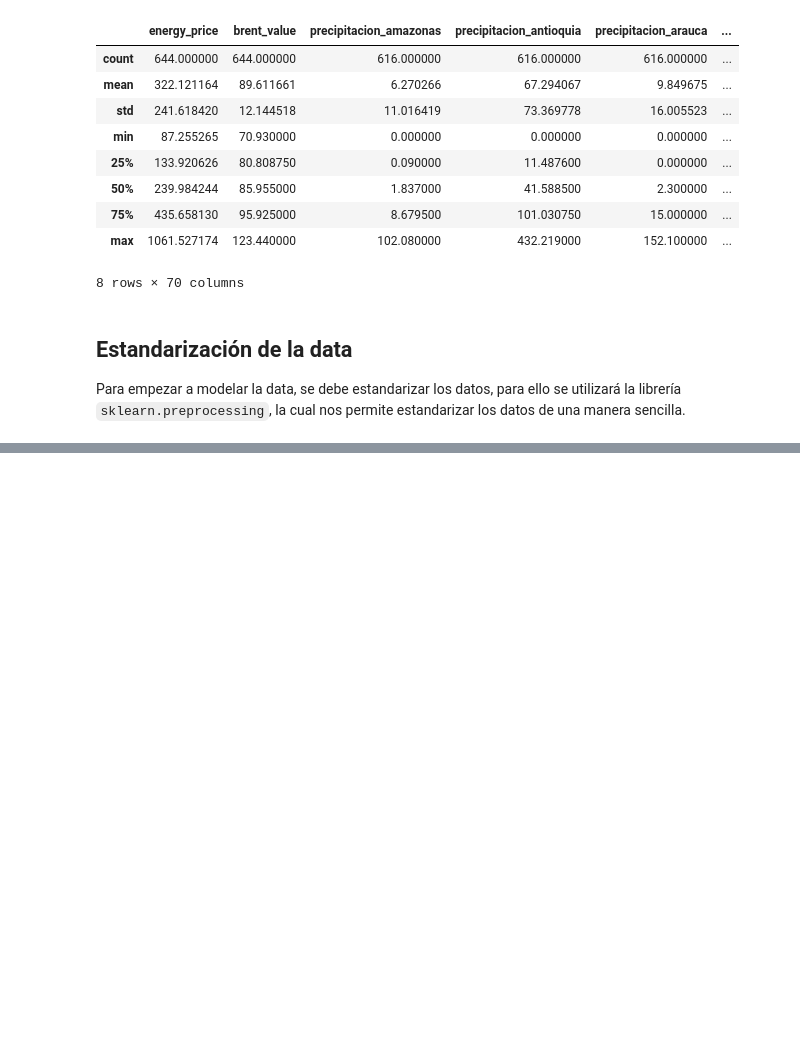
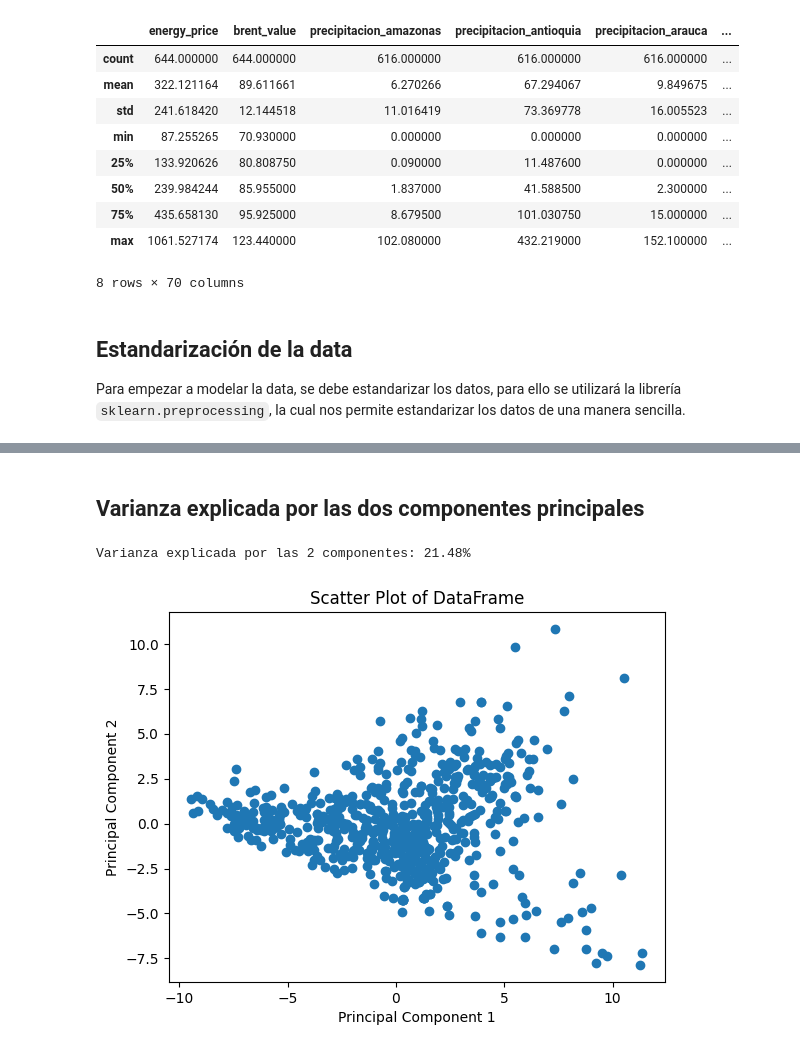
Before and after one commit to maestria-ds-eafit/Proyecto-Integrador-Semestre1, a Jupyter notebook: python-notebooks/TablesJoined.ipynb, the cells around one changed output, grey strips where cells are left out. Saved outputs shown, nothing was run; the diff lists cells and outputs as text; code cells hidden in the pictures; blank space fills up the shorter version.

```diff
--- a/python-notebooks/TablesJoined.ipynb
+++ b/python-notebooks/TablesJoined.ipynb
@@ -70,6 +73,9 @@ temp_columns = df_merged.filter(like='temp_')
 specific_columns_df = df_merged[["brent_value", "TRM"]]
 exogen_data = pd.concat([precipitacion_columns, temp_columns, specific_columns_df], axis=1)
 exogen_data.drop("precipitacion_unidadmedida", axis=1, inplace=True)
+# %%
+# Borrar una vez que tengamos la data completa
+exogen_data.bfill(inplace=True)
 # %% [markdown]
 ## Estandarización de la data
 
@@ -95,3 +118,4 @@ array([[-0.48678438,  0.91324172,  0.77225603, ..., -0.40328169,
 # %%
-pca = PCA(n_components=2)  # n_components is the number of components to keep
+n_components = 2
+pca = PCA(n_components=n_components)  # n_components is the number of components to keep
 pca_result = pca.fit_transform(scaled_data)
@@ -104,0 +122,3 @@ AttributeError: 'numpy.ndarray' object has no attribute 'cov'
+# %%
+pca_df = pd.DataFrame(data=pca_result, columns=['Principal Component 1', 'Principal Component 2'])
+pca_df
@@ -104,0 +139,15 @@ AttributeError: 'numpy.ndarray' object has no attribute 'cov'
+# %% [markdown]
+## Varianza explicada por las dos componentes principales
+# %%
+explained_variance = np.sum(pca.explained_variance_)
+print(f"Varianza explicada por las {n_components} componentes: {round(explained_variance, 2)}%")
+# %% [output]
+Varianza explicada por las 2 componentes: 21.48%
+# %%
+plt.scatter(pca_df['Principal Component 1'], pca_df['Principal Component 2'])
+plt.xlabel('Principal Component 1')
+plt.ylabel('Principal Component 2')
+plt.title('Scatter Plot of DataFrame')
+plt.show()
+# %% [output]
+[figure, added]
```
Also changed, not shown: parts of 10 cells of this notebook, 2 other files.
